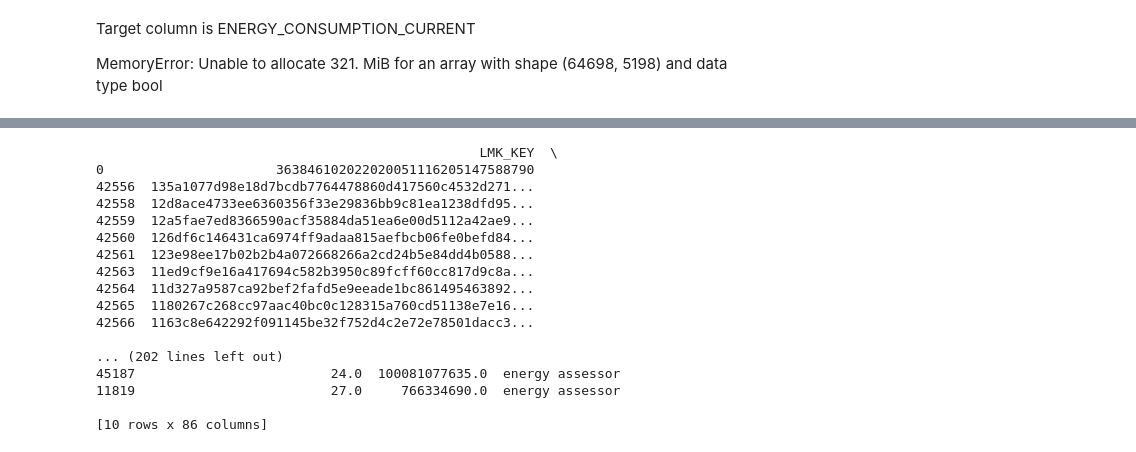
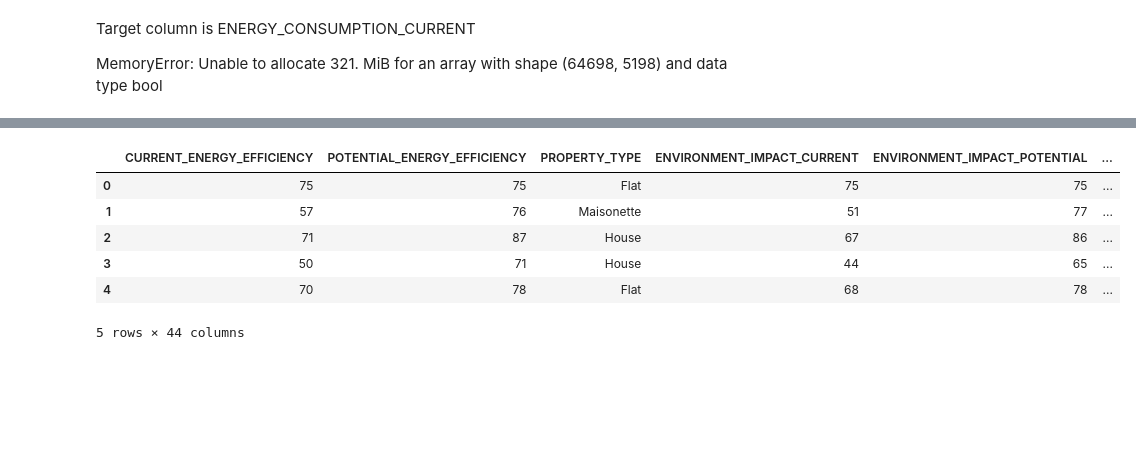
Before and after one commit to Enkhamgalan1230/Energy_Consumption, a Jupyter notebook: Entwan.ipynb, the cells around one changed output, grey strips where cells are left out. Drawn from its saved outputs; the diff is of its cells as text; code cells hidden in the pictures; blank space fills up the shorter version.

```diff
--- a/Entwan.ipynb
+++ b/Entwan.ipynb
@@ -61,3 +128,5 @@ data = data.drop(columns=high_cardinality_columns)
+# %%
+data = data.drop(columns=high_cardinality_cols)
 # %%
 data_types = [data.dtypes]
 print(data_types)
@@ -77,2 +150,0 @@ Length: 83, dtype: object]
-# %%
-data = data.apply(pd.to_numeric, errors='coerce')
@@ -226,15 +231,0 @@ Length: 92, dtype: object
-# %%
-# Identify columns with mixed data types in object columns
-mixed_type_columns = {}
-
-for col in data.select_dtypes(include='object'):
-    unique_types = data[col].apply(type).unique()
-    if len(unique_types) > 1:
-        mixed_type_columns[col] = unique_types
-
-# Replace mixed datatypes with "unknown" for the identified columns
-for col in mixed_type_columns.keys():
-    data[col] = data[col].fillna("unknown").astype(str).str.strip().str.lower()
-
-# Verify the result by checking the dataframe info
-data_info_after_cleaning = data.info()
@@ -379,4 +231,0 @@ print(outliers)
-# %%
-data['z_score'] = zscore(data['MULTI_GLAZE_PROPORTION'])
-extreme_outliers = data[data['z_score'].abs() > 3]
-print(extreme_outliers)
@@ -401,21 +232,10 @@ print(extreme_outliers)
-# %%
-print(data.sort_values(by='MULTI_GLAZE_PROPORTION', ascending=False).head(10))
-print(data.sort_values(by='MULTI_GLAZE_PROPORTION', ascending=True).head(10))
-# %% [output]
-                                                 LMK_KEY  \
-0                      363846102022020051116205147588790
-42556  135a1077d98e18d7bcdb7764478860d417560c4532d271...
-42558  12d8ace4733ee6360356f33e29836bb9c81ea1238dfd95...
-42559  12a5fae7ed8366590acf35884da51ea6e00d5112a42ae9...
-42560  126df6c146431ca6974ff9adaa815aefbcb06fe0befd84...
-42561  123e98ee17b02b2b4a072668266a2cd24b5e84dd4b0588...
-42563  11ed9cf9e16a417694c582b3950c89fcff60cc817d9c8a...
-42564  11d327a9587ca92bef2fafd5e9eeade1bc861495463892...
-42565  1180267c268cc97aac40bc0c128315a760cd51138e7e16...
-42566  1163c8e642292f091145be32f752d4c2e72e78501dacc3...
-
-... (202 lines left out)
-45187                         24.0  100081077635.0  energy assessor
-11819                         27.0     766334690.0  energy assessor
-
-[10 rows x 86 columns]
+# %%
+data.head()
+# %% [output]
+|  | CURRENT_ENERGY_EFFICIENCY | POTENTIAL_ENERGY_EFFICIENCY | PROPERTY_TYPE | ENVIRONMENT_IMPACT_CURRENT | ENVIRONMENT_IMPACT_POTENTIAL | ... |
+| 0 | 75 | 75 | Flat | 75 | 75 | ... |
+| 1 | 57 | 76 | Maisonette | 51 | 77 | ... |
+| 2 | 71 | 87 | House | 67 | 86 | ... |
+| 3 | 50 | 71 | House | 44 | 65 | ... |
+| 4 | 70 | 78 | Flat | 68 | 78 | ... |
+5 rows × 44 columns
```
Also changed, not shown: parts of 38 cells of this notebook.
